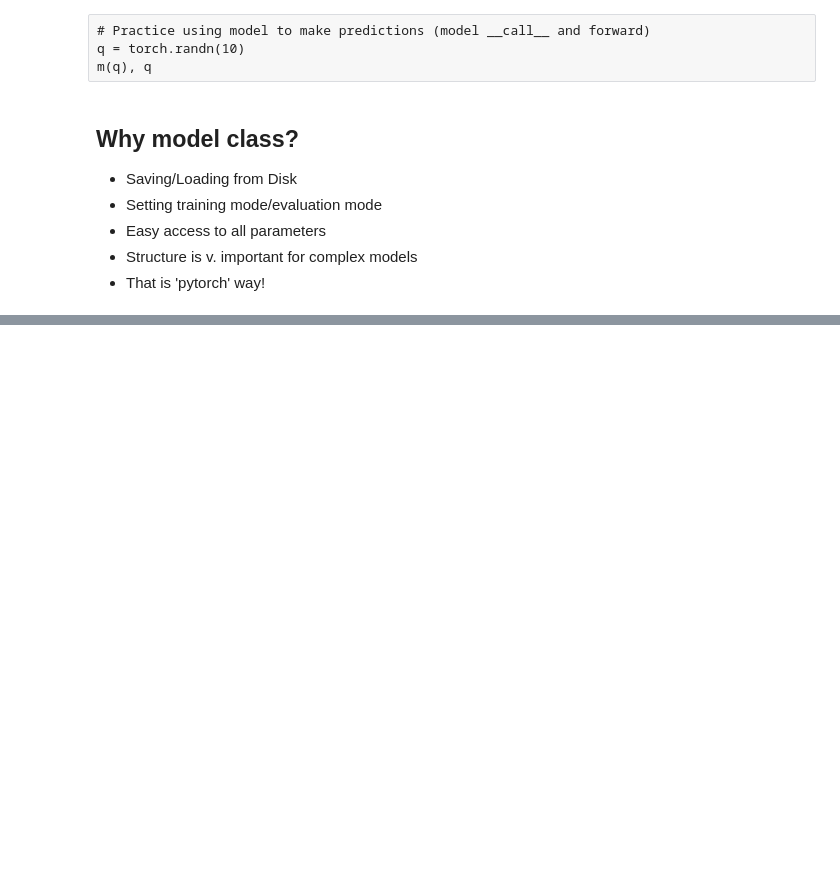
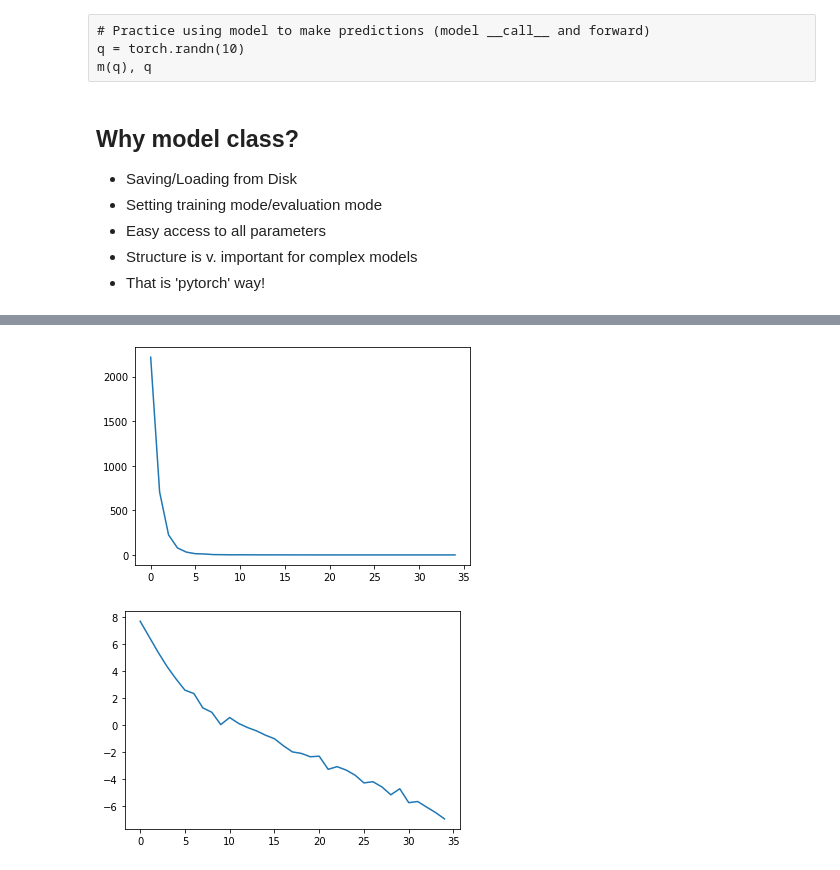
Before and after one commit to geraltofrivia/dl-workinggroup, a Jupyter notebook: notebooks/3. Introducing some structure.ipynb, the cells around one changed output, grey strips where cells are left out. Saved outputs shown, nothing was run; the diff lists cells and outputs as text; code cells hidden in the pictures; blank space fills up the shorter version.

```diff
--- a/notebooks/3. Introducing some structure.ipynb
+++ b/notebooks/3. Introducing some structure.ipynb
@@ -191,0 +239,8 @@ for e in range(epochs):
+# %%
+plt.plot(losses)
+plt.show()
+plt.plot(torch.log(torch.tensor(losses)))
+plt.show()
+# %% [output]
+[figure, added]
+[figure, added]
```
Also changed, not shown: parts of 12 cells of this notebook, 2 other files.
